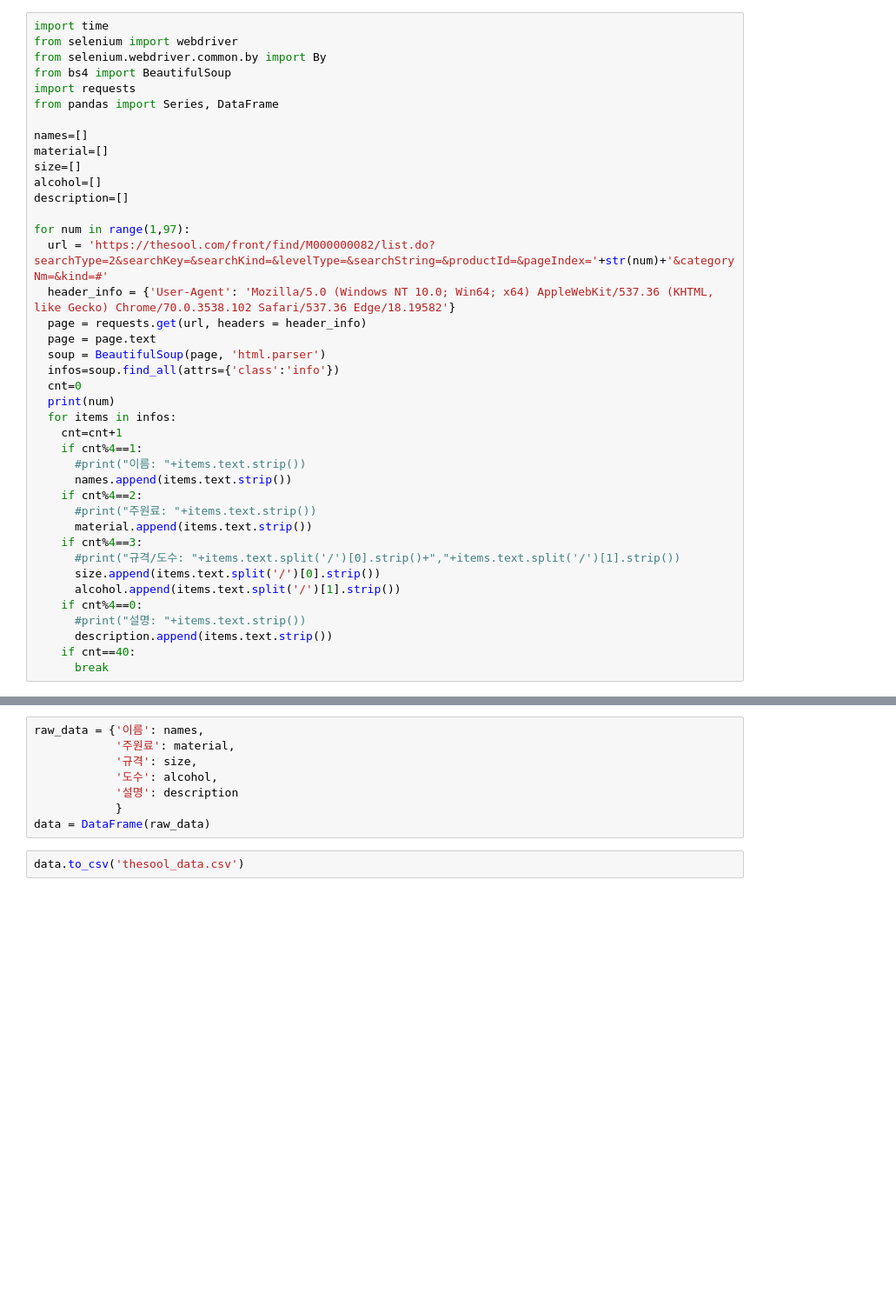
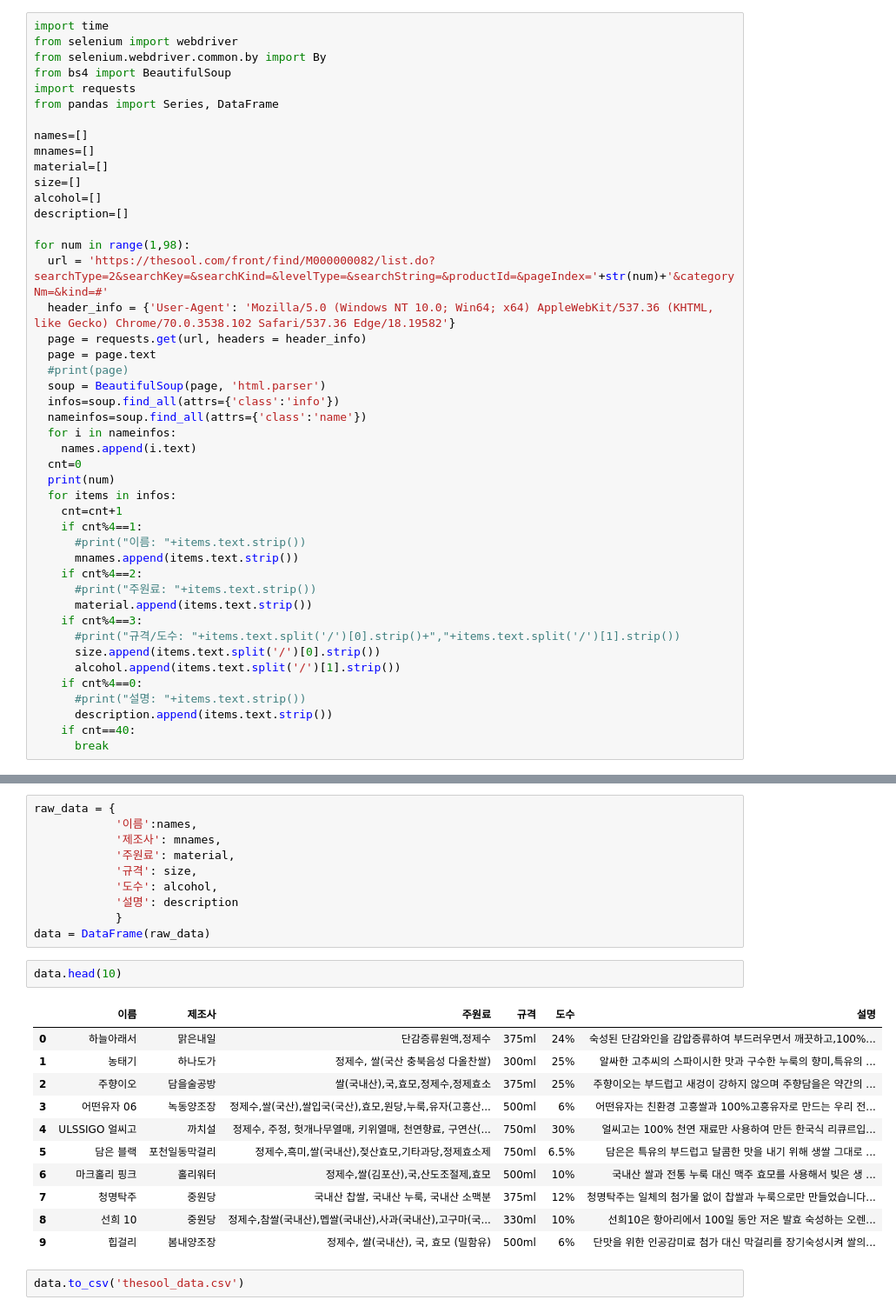
Before and after one commit to MerseongSanghoe/sooljari-crawling, a Jupyter notebook: crawling.ipynb, the cells around one changed output, grey strips where cells are left out. Shown: that part at 87% size. Drawn from its saved outputs; the diff is of its cells as text; blank space fills up the shorter version.

```diff
--- a/crawling.ipynb
+++ b/crawling.ipynb
@@ -19,25 +37,30 @@ import requests
 from pandas import Series, DataFrame
 
 names=[]
+mnames=[]
 material=[]
 size=[]
 alcohol=[]
 description=[]
 
-for num in range(1,97):
+for num in range(1,98):
   url = 'https://thesool.com/front/find/M000000082/list.do?searchType=2&searchKey=&searchKind=&levelType=&searchString=&productId=&pageIndex='+str(num)+'&categoryNm=&kind=#'
   header_info = {'User-Agent': 'Mozilla/5.0 (Windows NT 10.0; Win64; x64) AppleWebKit/537.36 (KHTML, like Gecko) Chrome/70.0.3538.102 Safari/537.36 Edge/18.19582'}
   page = requests.get(url, headers = header_info)
   page = page.text
+  #print(page)
   soup = BeautifulSoup(page, 'html.parser')
   infos=soup.find_all(attrs={'class':'info'})
+  nameinfos=soup.find_all(attrs={'class':'name'})
+  for i in nameinfos:
+    names.append(i.text)
   cnt=0
   print(num)
   for items in infos:
     cnt=cnt+1
     if cnt%4==1:
       #print("이름: "+items.text.strip())
-      names.append(items.text.strip())
+      mnames.append(items.text.strip())
     if cnt%4==2:
       #print("주원료: "+items.text.strip())
       material.append(items.text.strip())
@@ -54,11 +93,27 @@ for num in range(1,97):
 97
 # %%
-raw_data = {'이름': names,
+raw_data = {
+            '이름':names,
+            '제조사': mnames,
             '주원료': material,
             '규격': size,
             '도수': alcohol,
             '설명': description
             }
 data = DataFrame(raw_data)
+# %%
+data.head(10)
+# %% [output]
+|  | 이름 | 제조사 | 주원료 | 규격 | 도수 | 설명 |
+| 0 | 하늘아래서 | 맑은내일 | 단감증류원액,정제수 | 375ml | 24% | 숙성된 단감와인을 감압증류하여 부드러우면서 깨끗하고,100%... |
+| 1 | 농태기 | 하나도가 | 정제수, 쌀(국산 충북음성 다올찬쌀) | 300ml | 25% | 알싸한 고추씨의 스파이시한 맛과 구수한 누룩의 향미,특유의 ... |
+| 2 | 주향이오 | 담을술공방 | 쌀(국내산),국,효모,정제수,정제효소 | 375ml | 25% | 주향이오는 부드럽고 새겅이 강하지 않으며 주향담을은 약간의 ... |
+| 3 | 어떤유자 06 | 녹동양조장 | 정제수,쌀(국산),쌀입국(국산),효모,원당,누룩,유자(고흥산... | 500ml | 6% | 어떤유자는 친환경 고흥쌀과 100%고흥유자로 만드는 우리 전... |
+| 4 | ULSSIGO 얼씨고 | 까치설 | 정제수, 주정, 헛개나무열매, 키위열매, 천연향료, 구연산(... | 750ml | 30% | 얼씨고는 100% 천연 재료만 사용하여 만든 한국식 리큐르입... |
+| 5 | 담은 블랙 | 포천일동막걸리 | 정제수,흑미,쌀(국내산),젖산효모,기타과당,정제효소제 | 750ml | 6.5% | 담은은 특유의 부드럽고 달콤한 맛을 내기 위해 생쌀 그대로 ... |
+| 6 | 마크홀리 핑크 | 홀리워터 | 정제수,쌀(김포산),국,산도조절제,효모 | 500ml | 10% | 국내산 쌀과 전통 누룩 대신 맥주 효모를 사용해서 빚은 생 ... |
+| 7 | 청명탁주 | 중원당 | 국내산 찹쌀, 국내산 누룩, 국내산 소맥분 | 375ml | 12% | 청명탁주는 일체의 첨가물 없이 찹쌀과 누룩으로만 만들었습니다... |
+| 8 | 선희 10 | 중원당 | 정제수,참쌀(국내산),멥쌀(국내산),사과(국내산),고구마(국... | 330ml | 10% | 선희10은 항아리에서 100일 동안 저온 발효 숙성하는 오렌... |
+| 9 | 힙걸리 | 봄내양조장 | 정제수, 쌀(국내산), 국, 효모 (밀함유) | 500ml | 6% | 단맛을 위한 인공감미료 첨가 대신 막걸리를 장기숙성시켜 쌀의... |
 # %%
 data.to_csv('thesool_data.csv')
```
Also changed, not shown: parts of 2 cells of this notebook.
